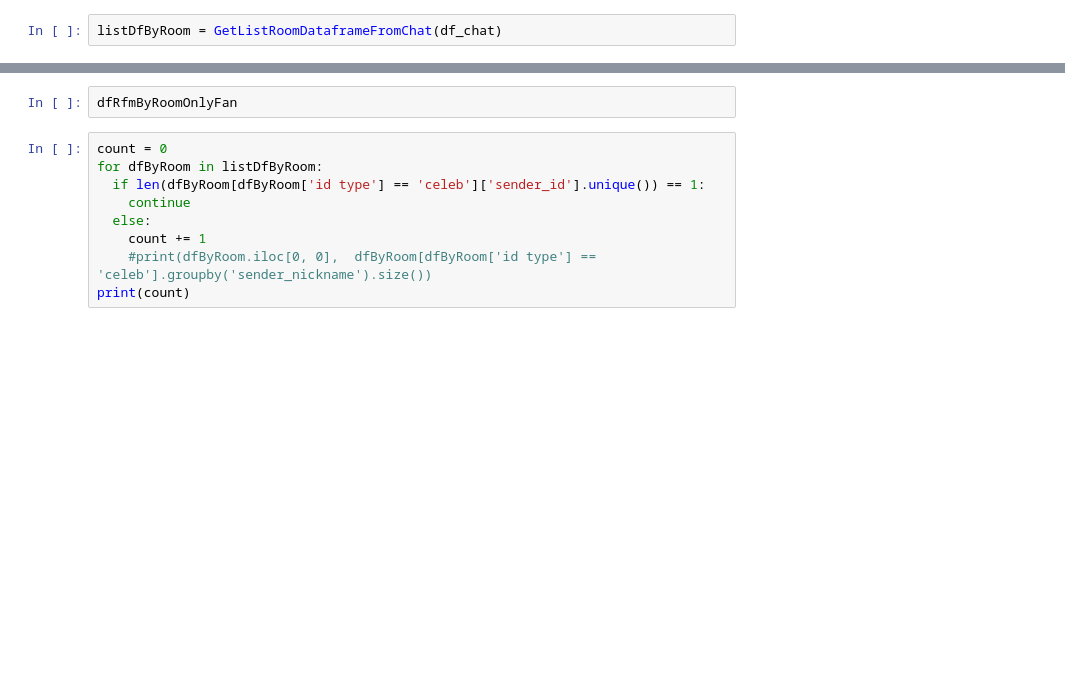
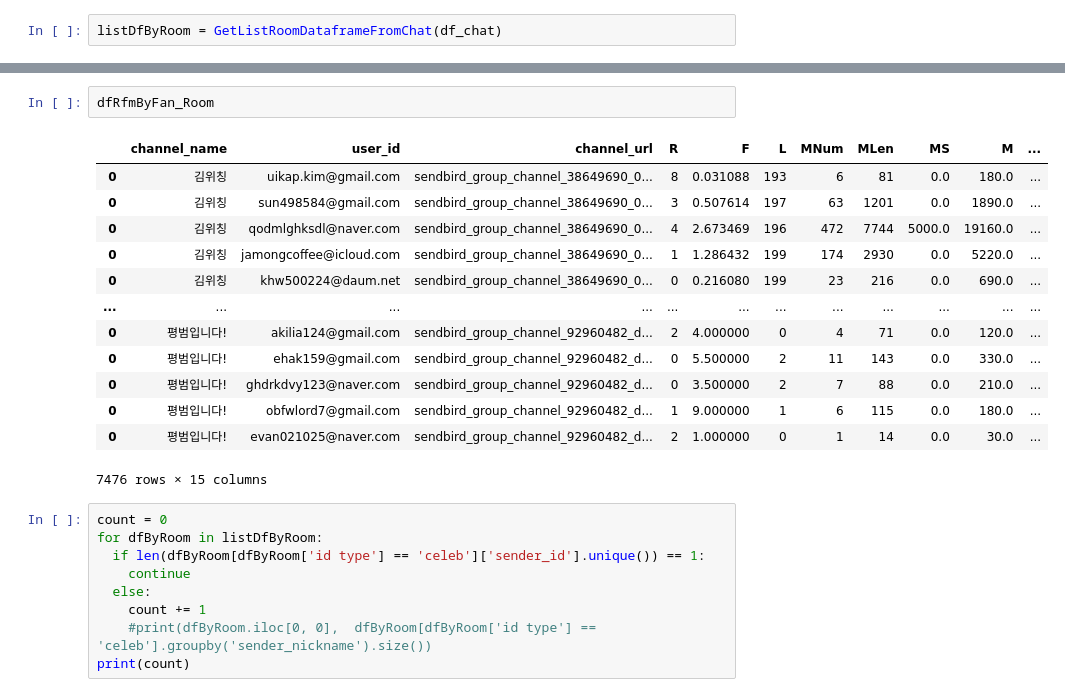
Before and after one commit to bhkwon89/Chat_analysis, a Jupyter notebook: cp2_test.ipynb, the cells around one changed output, grey strips where cells are left out. Drawn from its saved outputs; the diff is of its cells as text; blank space fills up the shorter version.

```diff
--- a/cp2_test.ipynb
+++ b/cp2_test.ipynb
@@ -463,5 +559,19 @@ dfRfmByFan_Room
-# %%
-dfRfmByRoomOnlyFan
+# %%
+dfRfmByFan_Room
+# %% [output]
+|  | channel_name | user_id | channel_url | R | F | L | MNum | MLen | MS | M | ... |
+| 0 | 김위칭 | uikap.kim@gmail.com | sendbird_group_channel_38649690_0... | 8 | 0.031088 | 193 | 6 | 81 | 0.0 | 180.0 | ... |
+| 0 | 김위칭 | sun498584@gmail.com | sendbird_group_channel_38649690_0... | 3 | 0.507614 | 197 | 63 | 1201 | 0.0 | 1890.0 | ... |
+| 0 | 김위칭 | qodmlghksdl@naver.com | sendbird_group_channel_38649690_0... | 4 | 2.673469 | 196 | 472 | 7744 | 5000.0 | 19160.0 | ... |
+| 0 | 김위칭 | jamongcoffee@icloud.com | sendbird_group_channel_38649690_0... | 1 | 1.286432 | 199 | 174 | 2930 | 0.0 | 5220.0 | ... |
+| 0 | 김위칭 | khw500224@daum.net | sendbird_group_channel_38649690_0... | 0 | 0.216080 | 199 | 23 | 216 | 0.0 | 690.0 | ... |
+| ... | ... | ... | ... | ... | ... | ... | ... | ... | ... | ... | ... |
+| 0 | 평범입니다! | akilia124@gmail.com | sendbird_group_channel_92960482_d... | 2 | 4.000000 | 0 | 4 | 71 | 0.0 | 120.0 | ... |
+| 0 | 평범입니다! | ehak159@gmail.com | sendbird_group_channel_92960482_d... | 0 | 5.500000 | 2 | 11 | 143 | 0.0 | 330.0 | ... |
+| 0 | 평범입니다! | ghdrkdvy123@naver.com | sendbird_group_channel_92960482_d... | 0 | 3.500000 | 2 | 7 | 88 | 0.0 | 210.0 | ... |
+| 0 | 평범입니다! | obfwlord7@gmail.com | sendbird_group_channel_92960482_d... | 1 | 9.000000 | 1 | 6 | 115 | 0.0 | 180.0 | ... |
+| 0 | 평범입니다! | evan021025@naver.com | sendbird_group_channel_92960482_d... | 2 | 1.000000 | 0 | 1 | 14 | 0.0 | 30.0 | ... |
+7476 rows × 15 columns
 # %%
 count = 0
 for dfByRoom in listDfByRoom:
```
Also changed, not shown: parts of 20 cells of this notebook.
